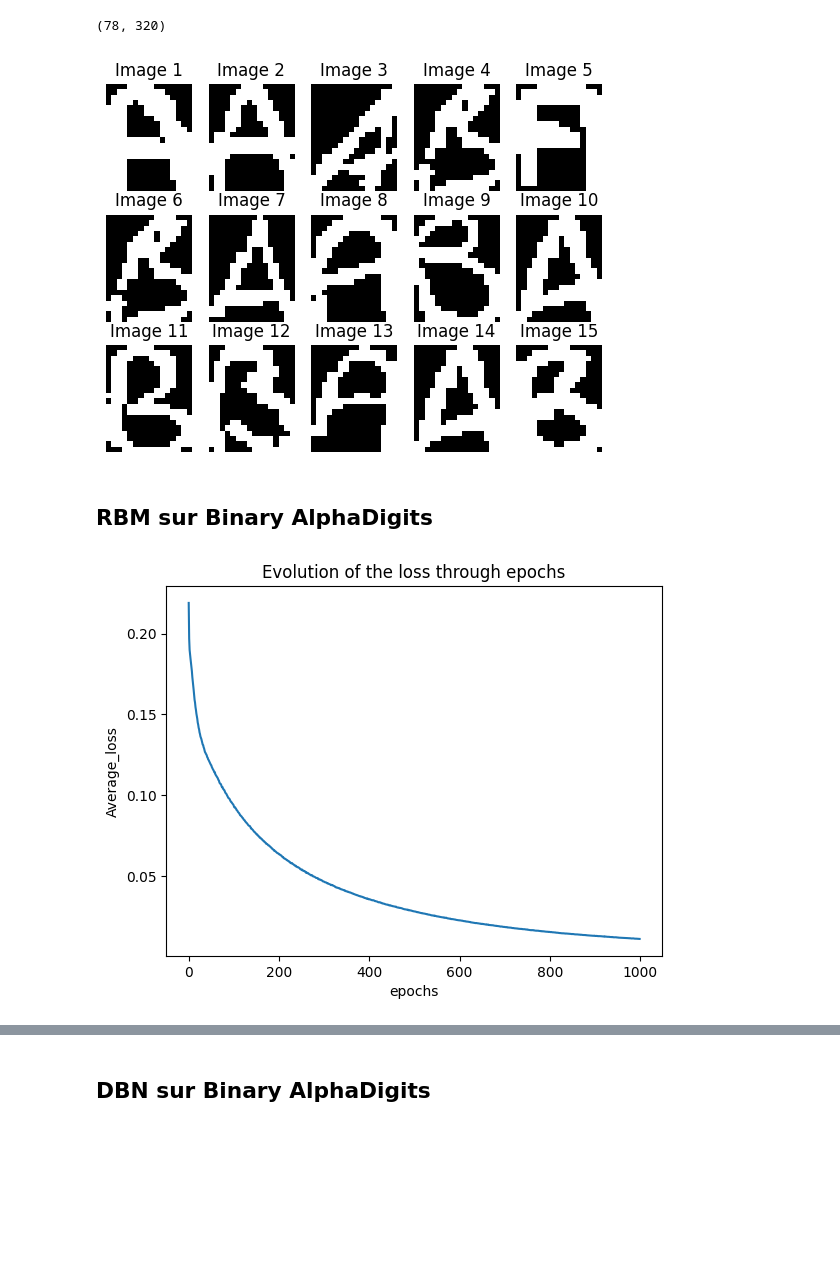
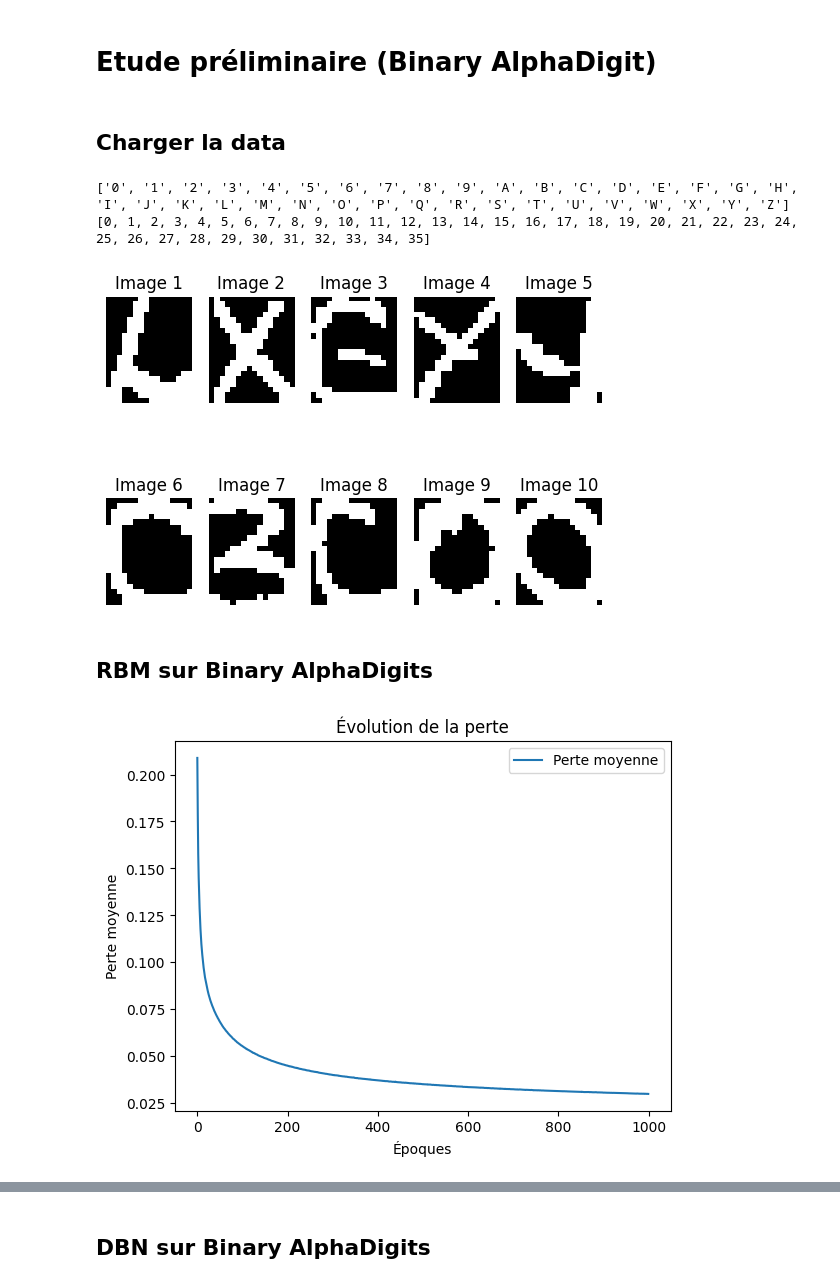
Before and after one commit to NeoSummit/deeplearning, a Jupyter notebook: code.ipynb, the cells around one changed output, grey strips where cells are left out. Cells and saved outputs as stored; diff of their text form; code cells hidden in the pictures; blank space fills up the shorter version.

```diff
--- a/code.ipynb
+++ b/code.ipynb
@@ -45,26 +9,36 @@ plt.show()
-# %%
-# print(dat_.shape)
-# # reshape dat en 1404,320
-X = lire_alpha_digit(data, [10, 11])
-X.shape
-# %% [output]
-(78, 320)
+# %% [markdown]
+# Etude préliminaire (Binary AlphaDigit)
+# %% [markdown]
+## Charger la data
+# %%
+file_path = "data//binaryalphadigs.mat"  # Remplacez par le chemin complet de votre fichier
+data = scipy.io.loadmat(file_path)
+all_labels = [str(data['classlabels'].reshape(36,)[i][0]) for i in range(data['classlabels'].shape[1])]
+all_labels_num = convert_labels_to_numeric(all_labels)
+labels = ['A', 'B', 'C']
+labels_num = convert_labels_to_numeric(labels)
+# %%
+print(all_labels)
+print(convert_labels_to_numeric(all_labels))
+# %% [output]
+['0', '1', '2', '3', '4', '5', '6', '7', '8', '9', 'A', 'B', 'C', 'D', 'E', 'F', 'G', 'H', 'I', 'J', 'K', 'L', 'M', 'N', 'O', 'P', 'Q', 'R', 'S', 'T', 'U', 'V', 'W', 'X', 'Y', 'Z']
+[0, 1, 2, 3, 4, 5, 6, 7, 8, 9, 10, 11, 12, 13, 14, 15, 16, 17, 18, 19, 20, 21, 22, 23, 24, 25, 26, 27, 28, 29, 30, 31, 32, 33, 34, 35]
 # %%
-size_img = (pixel_i, pixel_j)
-# Afficher quelques images
-idx = np.random.choice(X.shape[0], 15)
-display_images(X[idx], size_img)
+size_img = (20, 16)
+X = lire_alpha_digit(data, all_labels_num)
+indices  = np.random.choice(X.shape[0], size=10, replace=False)
+display_images(X[indices], size_img)
 # %% [output]
-[figure, old version]
+[figure, new version]
 # %% [markdown]
 ## RBM sur Binary AlphaDigits
 # %%
 # Initialisation du RBM
-rbm = RBM(n_visible=nb_pixels, n_hidden=100)
+rbm = RBM(n_visible=320, n_hidden=125)
 # Entraînement du RBM
 rbm.train(X, epochs=1000, batch_size=10, learning_rate=0.01)
 # %% [output]
-[figure, old version]
+[figure, new version]
 # %%
 print("Génération de caractères")
 n_images = 15
```
Also changed, not shown: parts of 9 cells of this notebook, 1 other file.
